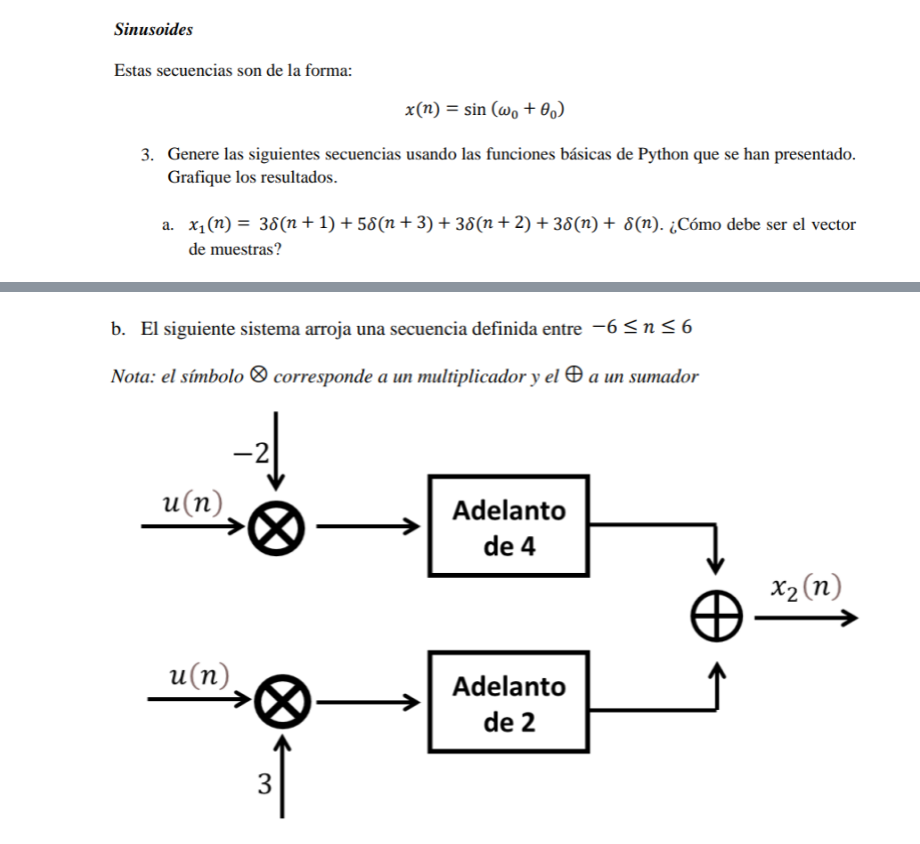
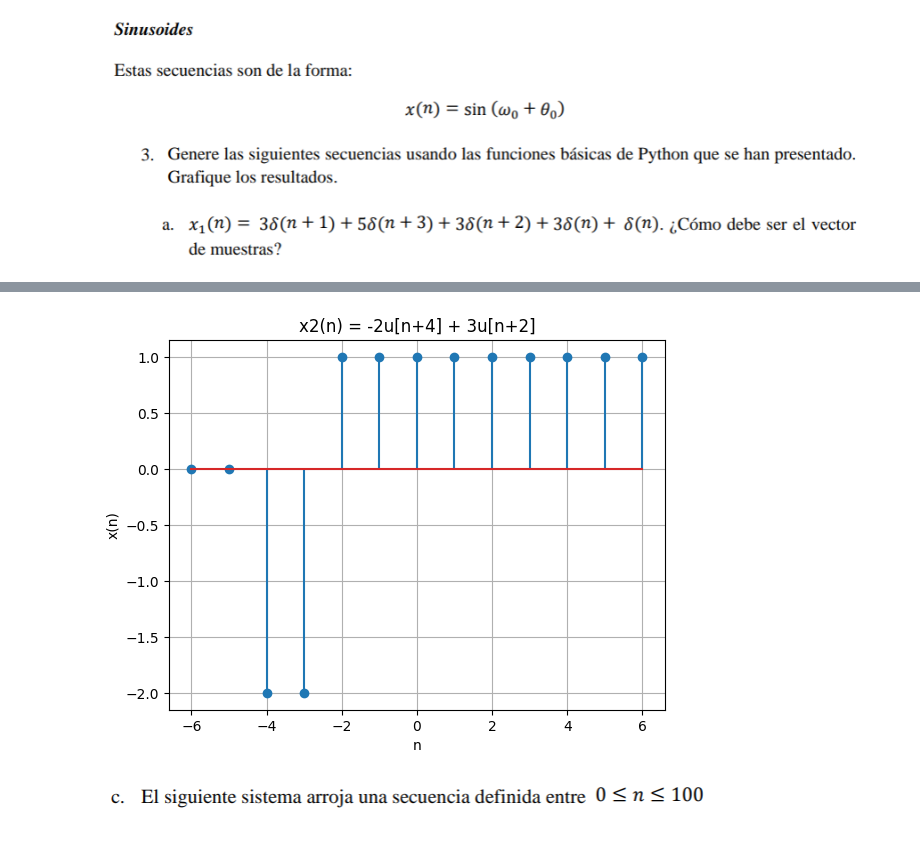
Before and after one commit to isabellavasquezg/Lab_Biosenales_Isabella_Marie, a Jupyter notebook: Practica 2/Practica_2_Marie_Isabella.ipynb, the cells around one changed output, grey strips where cells are left out. Cells and saved outputs as stored; diff of their text form; code cells hidden in the pictures.

```diff
--- a/Practica 2/Practica_2_Marie_Isabella.ipynb
+++ b/Practica 2/Practica_2_Marie_Isabella.ipynb
@@ -49,7 +49,7 @@ def impseq(n0, n1, n2):
  return [x_i,n_i]
 # %%
-x,n = impseq(5,1,10)
-plt.stem(n,x)
+x_i,n_i = impseq(5,1,10)
+plt.stem(n_i,x_i)
 plt.grid(True)
 plt.title("Impulso")
 # %% [output]
@@ -98,3 +116,19 @@ def impulso(n):
+# %%
+n1,n2 = -6,6
+
+x,n=escalon(0,n1,n2)
+
+x2 = -2*escalon(-4, n1, n2)[0] + 3*escalon(-2, n1, n2)[0]
+
+# Graficando la función
+plt.stem(n, x2)
+plt.xlabel('n')
+plt.ylabel('x(n)')
+plt.title('x2(n) = -2u[n+4] + 3u[n+2]')
+plt.grid(True)
+plt.show()
+# %% [output]
+[figure, added]
 # %% [markdown]
-![image.png](embedded-picture-1-old)
+![image.png](embedded-picture-1-new)
 # %% [markdown]
```
Also changed, not shown: parts of 22 cells of this notebook.
